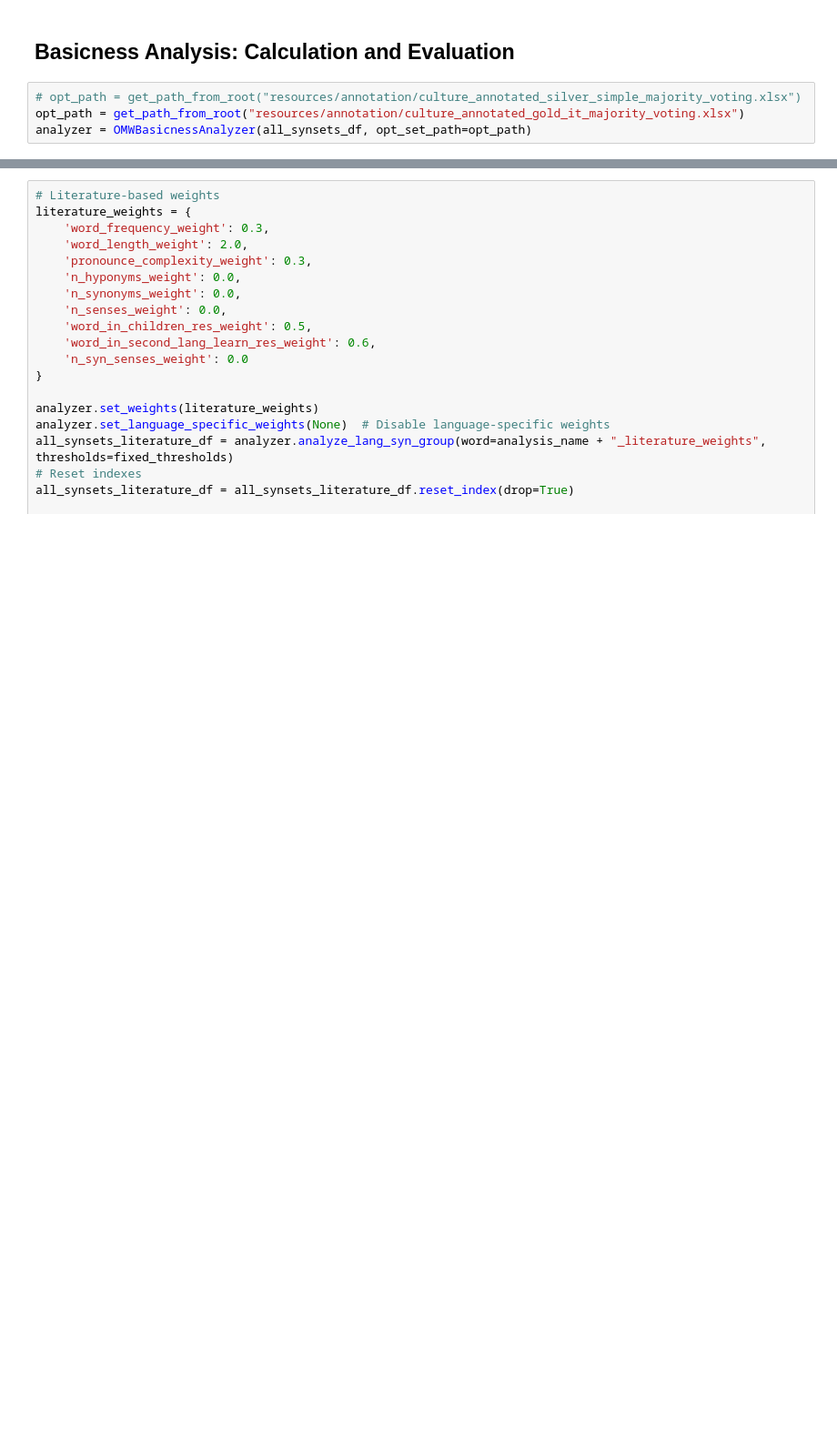
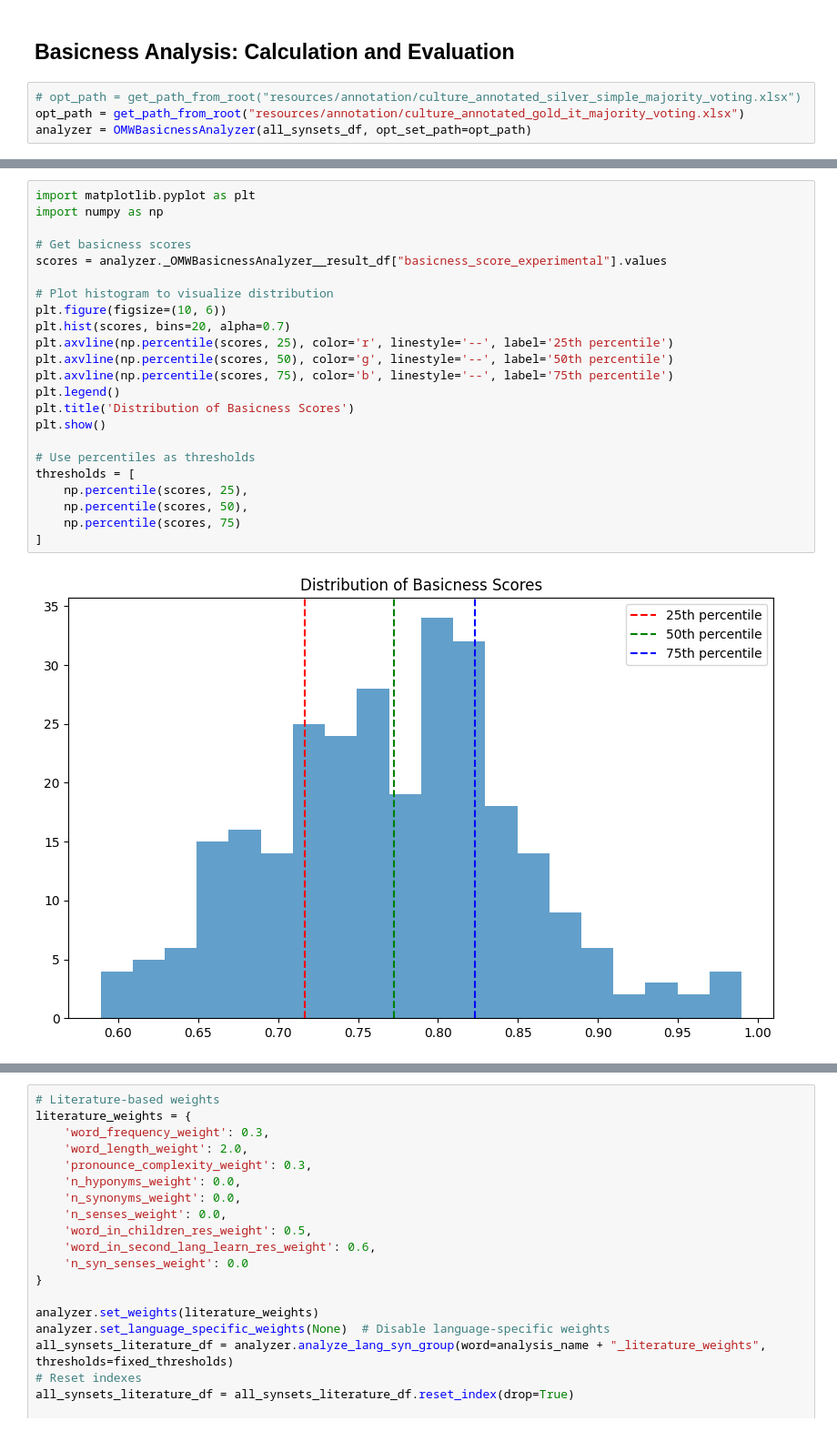
Before and after one commit to federicotorrielli/Basicness, a Jupyter notebook: src/classification/omw_integrated_test_copy.ipynb, the cells around one changed output, grey strips where cells are left out. Shown at 91% size. Saved outputs shown, nothing was run; the diff lists cells and outputs as text; blank space fills up the shorter version.

```diff
--- a/src/classification/omw_integrated_test_copy.ipynb
+++ b/src/classification/omw_integrated_test_copy.ipynb
@@ -138,0 +211,25 @@ all_synsets_lang_syn_df
+# %%
+import matplotlib.pyplot as plt
+import numpy as np
+
+# Get basicness scores
+scores = analyzer._OMWBasicnessAnalyzer__result_df["basicness_score_experimental"].values
+
+# Plot histogram to visualize distribution
+plt.figure(figsize=(10, 6))
+plt.hist(scores, bins=20, alpha=0.7)
+plt.axvline(np.percentile(scores, 25), color='r', linestyle='--', label='25th percentile')
+plt.axvline(np.percentile(scores, 50), color='g', linestyle='--', label='50th percentile')
+plt.axvline(np.percentile(scores, 75), color='b', linestyle='--', label='75th percentile')
+plt.legend()
+plt.title('Distribution of Basicness Scores')
+plt.show()
+
+# Use percentiles as thresholds
+thresholds = [
+    np.percentile(scores, 25),
+    np.percentile(scores, 50),
+    np.percentile(scores, 75)
+]
+# %% [output]
+[figure, added]
```
Also changed, not shown: parts of 6 cells of this notebook, 10 other files.
